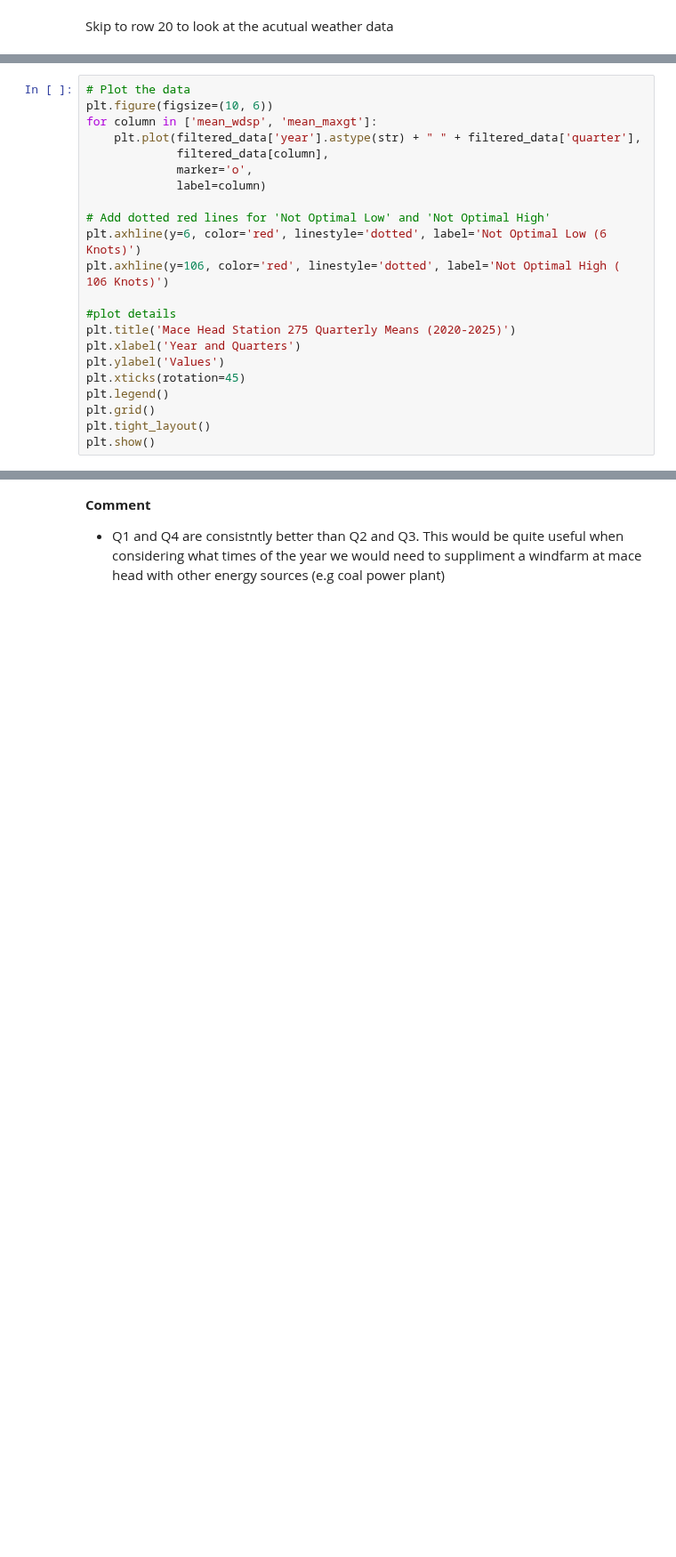
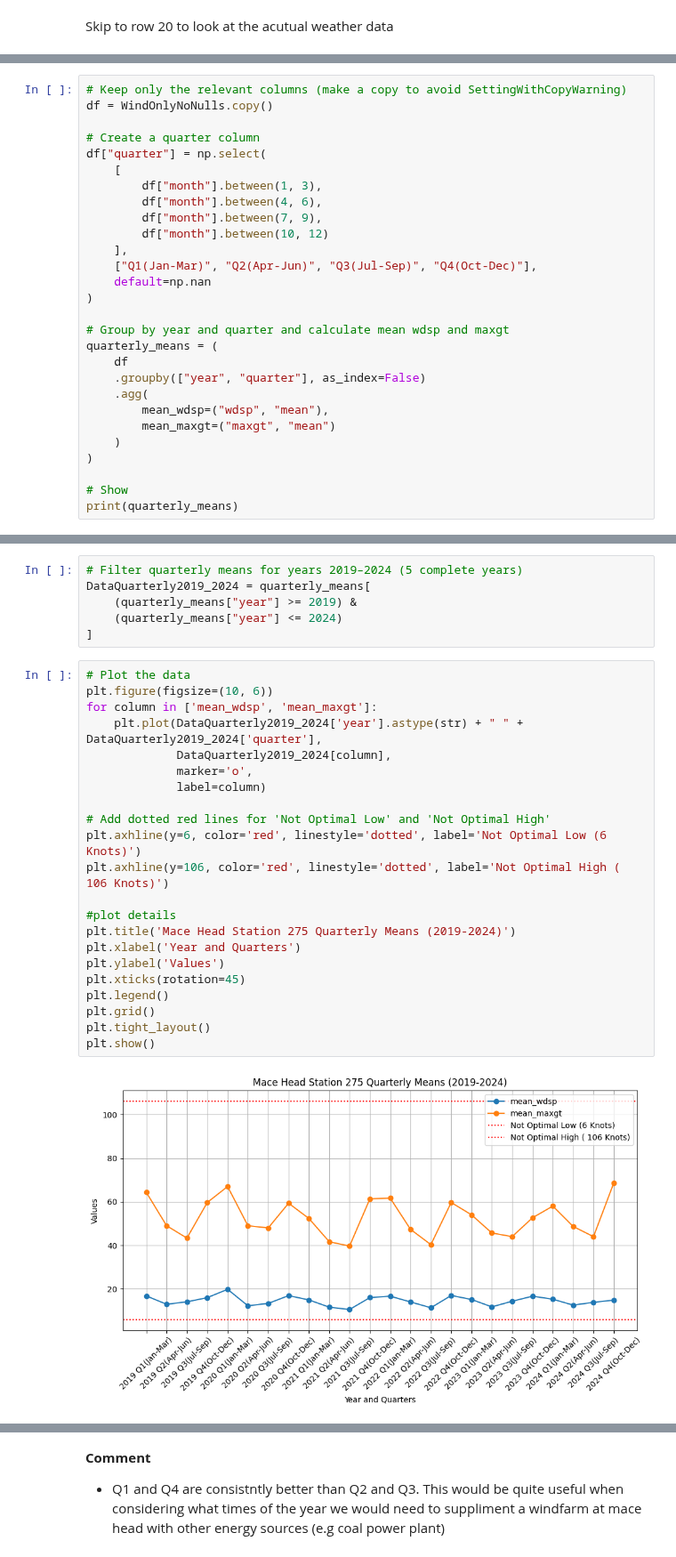
Before and after one commit to PectenMaximus/PFDA_2025_Project-, a Jupyter notebook: Project.ipynb, the cells around one changed output, grey strips where cells are left out. Shown at 89% size. Drawn from its saved outputs; the diff is of its cells as text; blank space fills up the shorter version.

```diff
--- a/Project.ipynb
+++ b/Project.ipynb
@@ -323,0 +402,28 @@ plt.show()
+# %%
+# Keep only the relevant columns (make a copy to avoid SettingWithCopyWarning)
+df = WindOnlyNoNulls.copy()
+
+# Create a quarter column
+df["quarter"] = np.select(
+    [
+        df["month"].between(1, 3),
+        df["month"].between(4, 6),
+        df["month"].between(7, 9),
+        df["month"].between(10, 12)
+    ],
+    ["Q1(Jan-Mar)", "Q2(Apr-Jun)", "Q3(Jul-Sep)", "Q4(Oct-Dec)"],
+    default=np.nan
+)
+
+# Group by year and quarter and calculate mean wdsp and maxgt
+quarterly_means = (
+    df
+    .groupby(["year", "quarter"], as_index=False)
+    .agg(
+        mean_wdsp=("wdsp", "mean"),
+        mean_maxgt=("maxgt", "mean")
+    )
+)
+
+# Show
+print(quarterly_means)
@@ -324,24 +447,32 @@ plt.show()
+# %%
+# Filter quarterly means for years 2019–2024 (5 complete years)
+DataQuarterly2019_2024 = quarterly_means[
+    (quarterly_means["year"] >= 2019) &
+    (quarterly_means["year"] <= 2024)
+]
 # %%
 # Plot the data
 plt.figure(figsize=(10, 6))
 for column in ['mean_wdsp', 'mean_maxgt']:
-    plt.plot(filtered_data['year'].astype(str) + " " + filtered_data['quarter'],
-             filtered_data[column],
+    plt.plot(DataQuarterly2019_2024['year'].astype(str) + " " + DataQuarterly2019_2024['quarter'],
+             DataQuarterly2019_2024[column],
              marker='o',
              label=column)
 
 # Add dotted red lines for 'Not Optimal Low' and 'Not Optimal High'
 plt.axhline(y=6, color='red', linestyle='dotted', label='Not Optimal Low (6 Knots)')
 plt.axhline(y=106, color='red', linestyle='dotted', label='Not Optimal High ( 106 Knots)')
 
 #plot details
-plt.title('Mace Head Station 275 Quarterly Means (2020-2025)')
+plt.title('Mace Head Station 275 Quarterly Means (2019-2024)')
 plt.xlabel('Year and Quarters')
 plt.ylabel('Values')
 plt.xticks(rotation=45)
 plt.legend()
 plt.grid()
 plt.tight_layout()
 plt.show()
+# %% [output]
+[figure, added]
 # %%
 # Identify the worst quarter for each year based on mean wind speed
```
Also changed, not shown: parts of 26 cells of this notebook.
